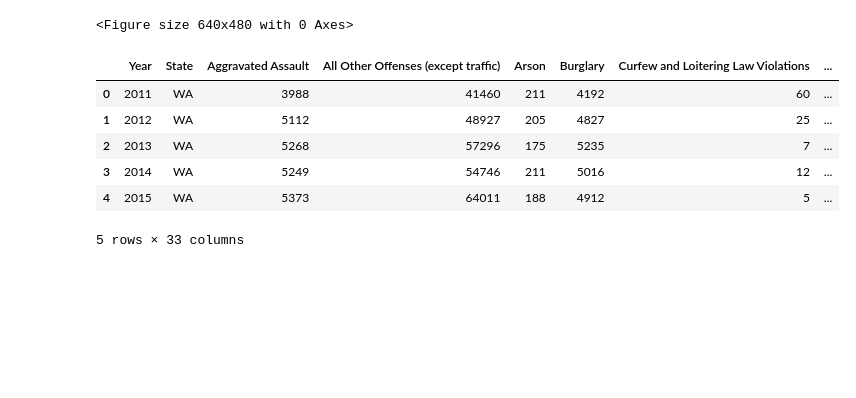
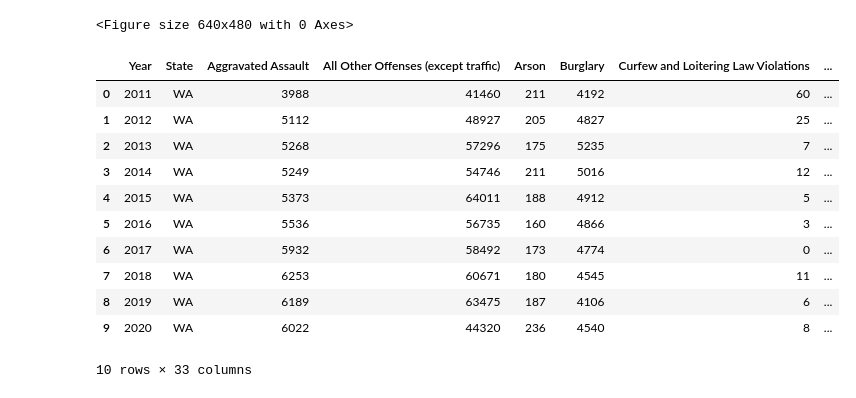
Before and after one commit to victorh360/Group_Project_1, a Jupyter notebook: API Data Extraction.ipynb, the cells around one changed output. Drawn from its saved outputs; the diff is of its cells as text; code cells hidden in the pictures; blank space fills up the shorter version.

```diff
--- a/API Data Extraction.ipynb
+++ b/API Data Extraction.ipynb
@@ -223,14 +238,19 @@ for year in years:
 # %%
 # Convert to Dataframe
 washington_data_df = pd.DataFrame(washington_data)
 
-washington_data_df.head()
+washington_data_df
 # %% [output]
 |  | Year | State | Aggravated Assault | All Other Offenses (except traffic) | Arson | Burglary | Curfew and Loitering Law Violations | ... |
 | 0 | 2011 | WA | 3988 | 41460 | 211 | 4192 | 60 | ... |
 | 1 | 2012 | WA | 5112 | 48927 | 205 | 4827 | 25 | ... |
 | 2 | 2013 | WA | 5268 | 57296 | 175 | 5235 | 7 | ... |
 | 3 | 2014 | WA | 5249 | 54746 | 211 | 5016 | 12 | ... |
 | 4 | 2015 | WA | 5373 | 64011 | 188 | 4912 | 5 | ... |
+| 5 | 2016 | WA | 5536 | 56735 | 160 | 4866 | 3 | ... |
+| 6 | 2017 | WA | 5932 | 58492 | 173 | 4774 | 0 | ... |
+| 7 | 2018 | WA | 6253 | 60671 | 180 | 4545 | 11 | ... |
+| 8 | 2019 | WA | 6189 | 63475 | 187 | 4106 | 6 | ... |
+| 9 | 2020 | WA | 6022 | 44320 | 236 | 4540 | 8 | ... |
-5 rows × 33 columns
+10 rows × 33 columns
 # %%
```
Also changed, not shown: parts of 5 cells of this notebook, 4 other files.
